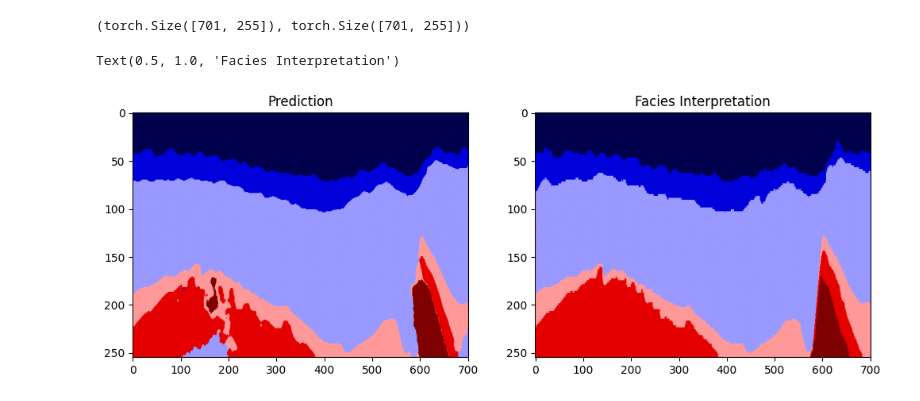
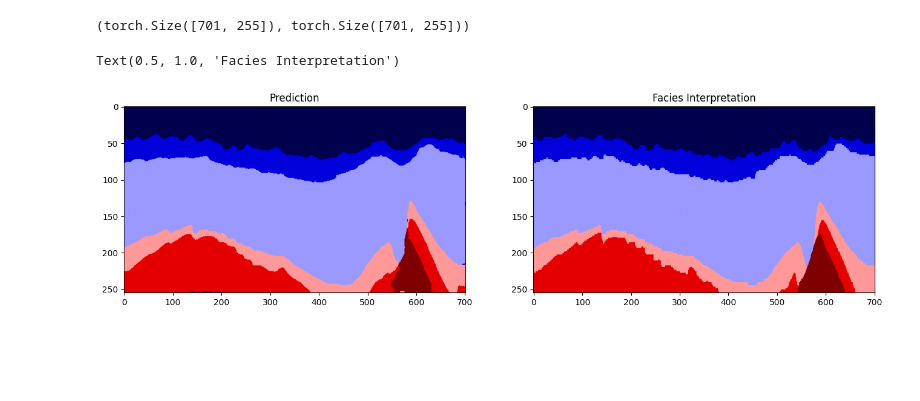
Before and after one commit to ada-my619/Seismic_Facies_Interpretation, a Jupyter notebook: Seismic_Facies.ipynb, the cells around one changed output. Saved outputs shown, nothing was run; the diff lists cells and outputs as text; code cells hidden in the pictures; blank space fills up the shorter version.

```diff
--- a/Seismic_Facies.ipynb
+++ b/Seismic_Facies.ipynb
@@ -209,6 +342,27 @@ train_loader = DataLoader(train_ds, batch_size=batch_size, shuffle=True)
 val_loader   = DataLoader(val_ds,   batch_size=batch_size, shuffle=False)
 # %%
 import torch.nn as nn
+
+import torch.nn.functional as F
+
+def pad_to_match(src, ref):
+    """
+    Pad src symmetrically so src H,W == ref H,W.
+    src, ref: (B,C,H,W)
+    """
+    _, _, Hs, Ws = src.shape
+    _, _, Hr, Wr = ref.shape
+
+    dh = Hr - Hs
+    dw = Wr - Ws
+
+    # Only pad if src is smaller; if src is bigger, you still need crop or you can pad ref instead.
+    pad_top = max(0, dh // 2)
+    pad_bottom = max(0, dh - dh // 2)
+    pad_left = max(0, dw // 2)
+    pad_right = max(0, dw - dw // 2)
+
+    return F.pad(src, (pad_left, pad_right, pad_top, pad_bottom))
 
 class ConvBlock(nn.Module):
   def __init__(self, input_channel, output_channel):
@@ -232,6 +386,14 @@ class DecBlock(nn.Module):
 
   def forward(self, x, s):
     h = self.up(x)
+    # --- Align skip 's' to match 'h' spatially ---
+    # if s.shape[-2:] != h.shape[-2:]:
+    #     # Option 1: center crop s
+    #     dh = s.size(-2) - h.size(-2)
+    #     dw = s.size(-1) - h.size(-1)
+    #     s = s[:, :, dh//2 : dh//2 + h.size(-2), dw//2 : dw//2 + h.size(-1)]
+    if h.shape[-2:] != s.shape[-2:]:
+        h, s = pad_to_match(h, s)
     h = torch.cat([h, s], axis=1)
     h = self.conv_block1(h)
     h = self.conv_block2(h)
@@ -390,6 +562,6 @@ torch.save(unet.state_dict(), path)
 # %%
 # get the test dataset and labels
-test_dataset = SeismicSliceDataset(seismic_path='data/test_once/test1_seismic.npy', labels_path='data/test_once/test1_labels.npy')
+test_dataset = SeismicSliceDataset(seismic_paths=['data/test_once/test1_seismic.npy'], labels_paths=['data/test_once/test1_labels.npy'])
 test_loader   = DataLoader(test_dataset,   batch_size=batch_size, shuffle=False)
 # %%
 def evaluate(model, data_loader, device):
@@ -429,18 +618,18 @@ y_pred[0].shape, y_true[0].shape
 (torch.Size([701, 255]), torch.Size([701, 255]))
 # %%
 # plot the pred and real side by side
-fig = plt.figure(figsize=(12, 4))
+fig = plt.figure(figsize=(16, 4))
 
 ax1 = plt.subplot(1, 2, 1)
-ax1.imshow(y_pred[180].permute(1, 0), cmap='seismic', aspect='auto')
+ax1.imshow(y_pred[199].permute(1, 0), cmap='seismic', aspect='auto')
 ax1.set_title('Prediction')
 
 ax2 = plt.subplot(1, 2, 2)
-ax2.imshow(y_true[180].permute(1, 0), cmap='seismic', aspect='auto')
+ax2.imshow(y_true[199].permute(1, 0), cmap='seismic', aspect='auto')
 ax2.set_title('Facies Interpretation')
 # %% [output]
 Text(0.5, 1.0, 'Facies Interpretation')
-[figure, old version]
+[figure, new version]
 # %%
 import numpy as np
 import torch
```
Also changed, not shown: parts of 21 cells of this notebook.
